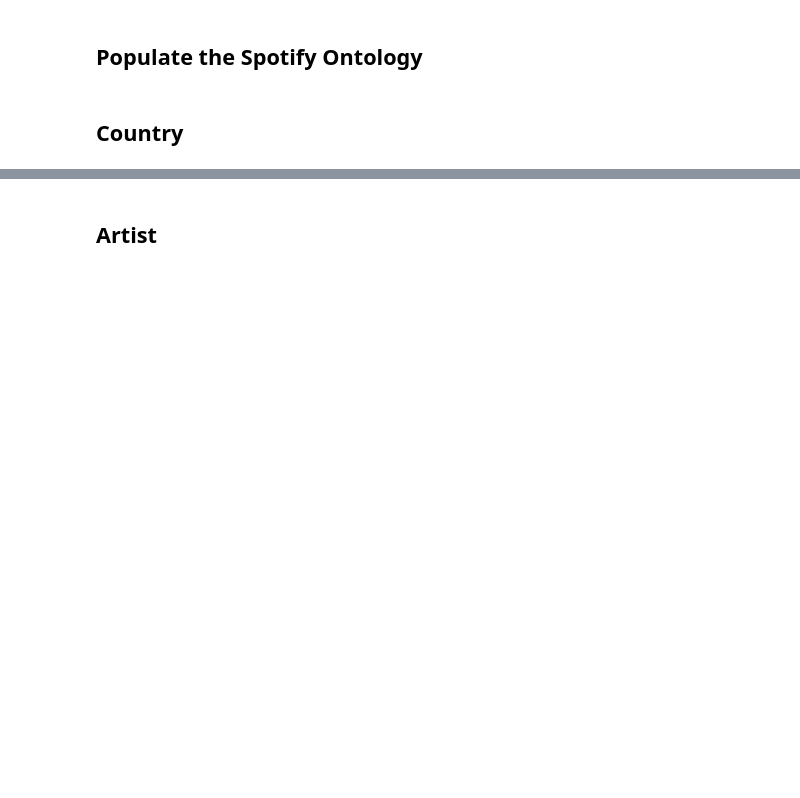
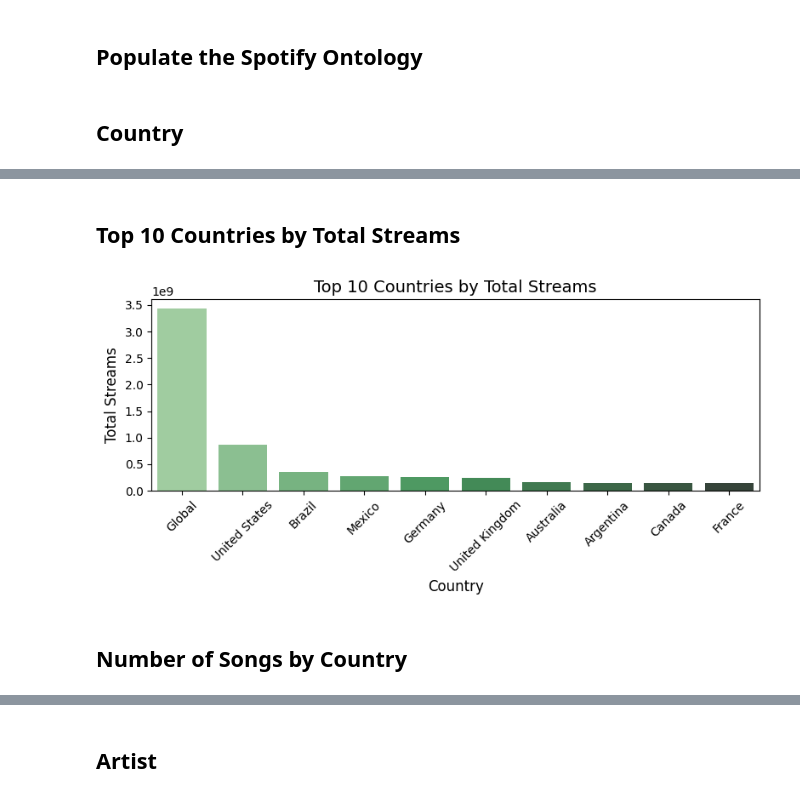
Before and after one commit to bimajkejsi/INDEX, a Jupyter notebook: Spotify.ipynb, the cells around one changed output, grey strips where cells are left out. Drawn from its saved outputs; the diff is of its cells as text; code cells hidden in the pictures; blank space fills up the shorter version.

Commit message:
Creating_and_testing_statistical_charts

```diff
--- a/Spotify.ipynb
+++ b/Spotify.ipynb
@@ -82,0 +82,30 @@ Wall time: 66.8 ms
+# %% [markdown]
+## Top 10 Countries by Total Streams
+# %%
+
+# Load Spotify data
+spotify_data = pd.read_csv(spotify)
+
+# Calculate total streams by country and get the top 10 countries
+top_10_countries = (
+    spotify_data.groupby('region')['streams']
+    .sum()
+    .nlargest(10)
+    .reset_index()  # Ensure the result is a DataFrame
+)
+top_10_countries.columns = ['Country', 'Total Streams']  # Rename columns for clarity
+
+# Visualize the top 10 countries by total streams
+plt.figure(figsize=(8, 4))
+# sns.barplot(data=top_10_countries, x='Country', y='Total Streams', palette='Greens_d')
+sns.barplot(data=top_10_countries, x='Country', y='Total Streams', hue='Country', palette='Greens_d', dodge=False, legend=False)
+plt.title('Top 10 Countries by Total Streams', fontsize=14)
+plt.xlabel('Country', fontsize=12)
+plt.ylabel('Total Streams', fontsize=12)
+plt.xticks(rotation=45, fontsize=10)
+plt.tight_layout()
+plt.show()
+# %% [output]
+[figure, added]
+# %% [markdown]
+## Number of Songs by Country
```
Also changed, not shown: parts of 16 cells of this notebook, 1 other file.
